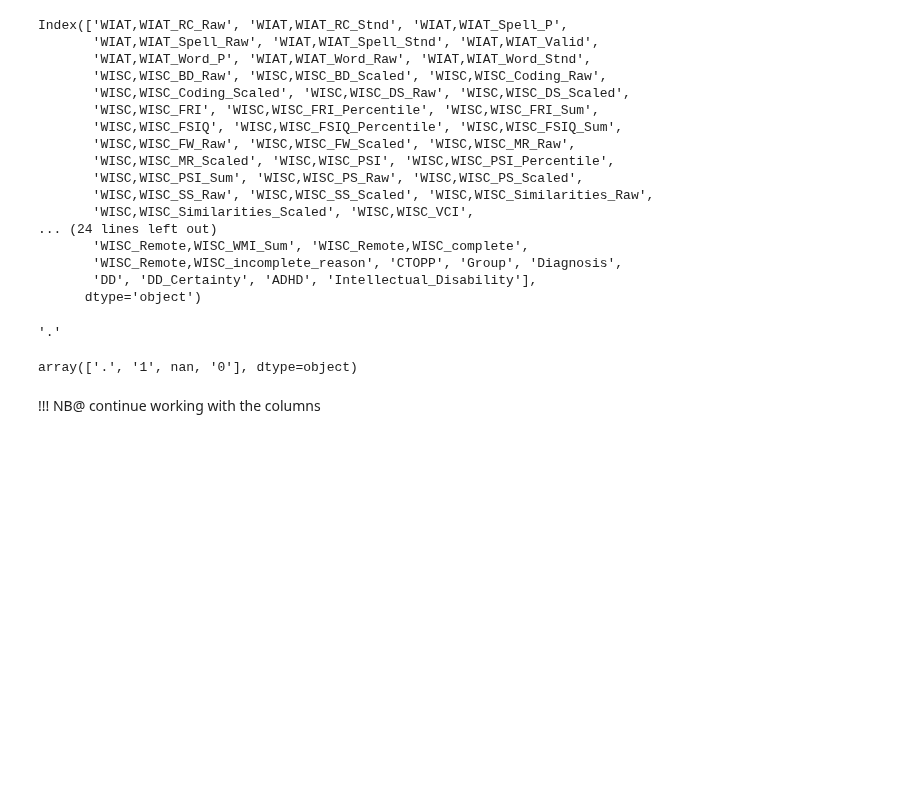
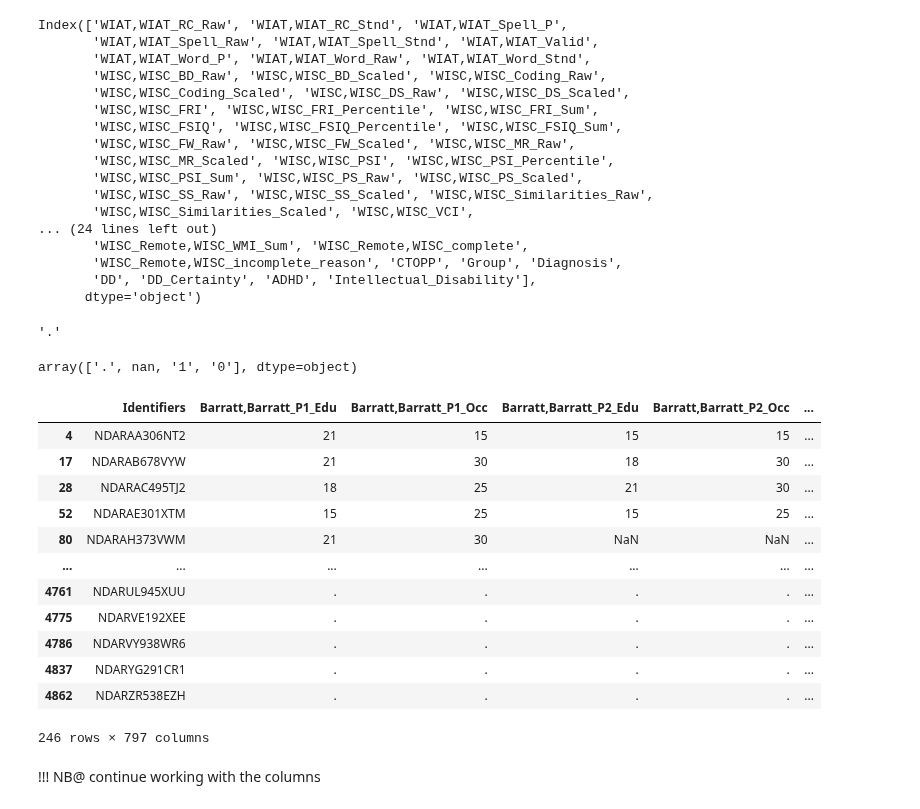
Before and after one commit to cristinarainich/Child-Mind-Institute-Project, a Jupyter notebook: Pheno_data_finalquery.ipynb, the cells around one changed output. Cells and saved outputs as stored; diff of their text form; code cells hidden in the pictures; blank space fills up the shorter version.

```diff
--- a/Pheno_data_finalquery.ipynb
+++ b/Pheno_data_finalquery.ipynb
@@ -778,6 +806,6 @@ data['WISC,WISC_FSIQ_Sum'] = data['WISC,WISC_FSIQ_Sum'].fillna('.')
 data['WISC_Remote,WISC_NMFSIQ'] = data['WISC_Remote,WISC_NMFSIQ'].fillna('.')
 data['WISC_Remote,WISC_NMFSIQ_Sum'] = data['WISC_Remote,WISC_NMFSIQ_Sum'].fillna('.')
 # %%
-data['WASI,WASI_Complete'].unique()
+data['WASI,WASI_Valid'].unique()
 # %% [output]
-array(['.', '1', nan, '0'], dtype=object)
+array(['.', nan, '1', '0'], dtype=object)
@@ -812 +812,17 @@ WAIS,WAIS_ARITH_PERC',
+# %%
+data[(data['WAIS,WAIS_Valid'] == '1') & (data['WAIS,WAIS_Complete'] == '1')]
+# %% [output]
+|  | Identifiers | Barratt,Barratt_P1_Edu | Barratt,Barratt_P1_Occ | Barratt,Barratt_P2_Edu | Barratt,Barratt_P2_Occ | ... |
+| 4 | NDARAA306NT2 | 21 | 15 | 15 | 15 | ... |
+| 17 | NDARAB678VYW | 21 | 30 | 18 | 30 | ... |
+| 28 | NDARAC495TJ2 | 18 | 25 | 21 | 30 | ... |
+| 52 | NDARAE301XTM | 15 | 25 | 15 | 25 | ... |
+| 80 | NDARAH373VWM | 21 | 30 | NaN | NaN | ... |
+| ... | ... | ... | ... | ... | ... | ... |
+| 4761 | NDARUL945XUU | . | . | . | . | ... |
+| 4775 | NDARVE192XEE | . | . | . | . | ... |
+| 4786 | NDARVY938WR6 | . | . | . | . | ... |
+| 4837 | NDARYG291CR1 | . | . | . | . | ... |
+| 4862 | NDARZR538EZH | . | . | . | . | ... |
+246 rows × 797 columns
 # %%
```
Also changed, not shown: parts of 6 cells of this notebook.
